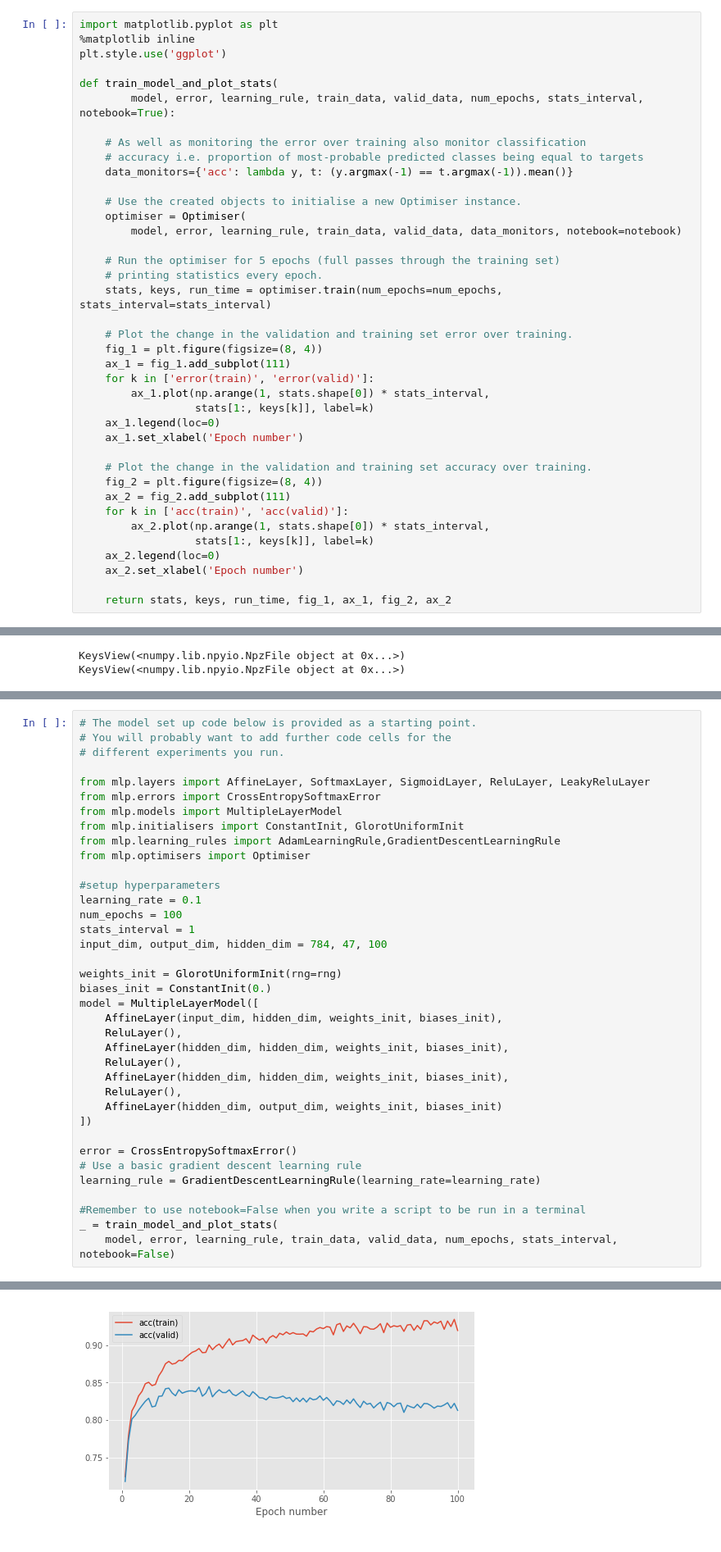
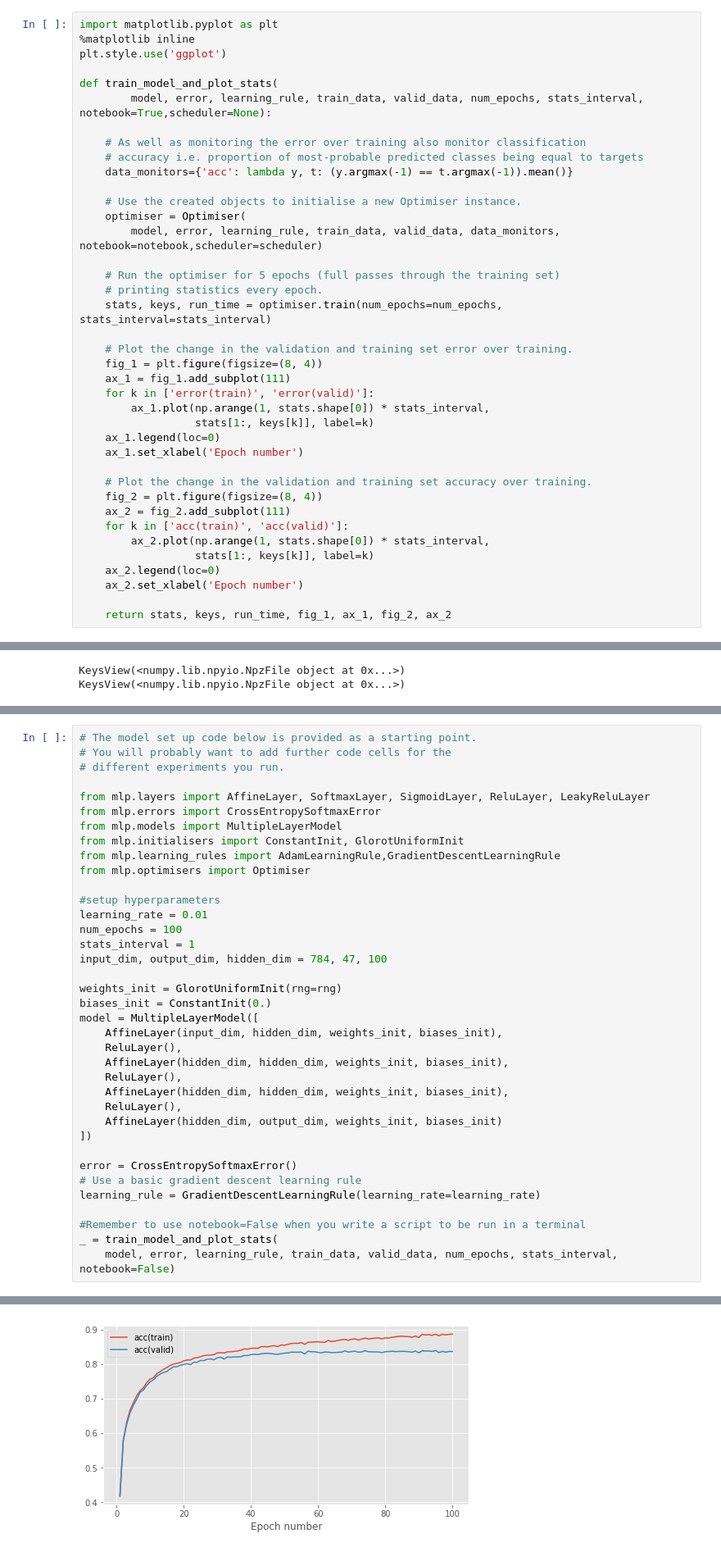
Before and after one commit to LewisLauYang/mlpractical, a Jupyter notebook: notebooks/Coursework_1.ipynb, the cells around one changed output, grey strips where cells are left out. Shown at 82% size. Cells and saved outputs as stored; diff of their text form.

```diff
--- a/notebooks/Coursework_1.ipynb
+++ b/notebooks/Coursework_1.ipynb
@@ -8,7 +8,7 @@ import matplotlib.pyplot as plt
 plt.style.use('ggplot')
 
 def train_model_and_plot_stats(
-        model, error, learning_rule, train_data, valid_data, num_epochs, stats_interval, notebook=True):
+        model, error, learning_rule, train_data, valid_data, num_epochs, stats_interval, notebook=True,scheduler=None):
 
     # As well as monitoring the error over training also monitor classification
     # accuracy i.e. proportion of most-probable predicted classes being equal to targets
@@ -16,7 +16,7 @@ def train_model_and_plot_stats(
 
     # Use the created objects to initialise a new Optimiser instance.
     optimiser = Optimiser(
-        model, error, learning_rule, train_data, valid_data, data_monitors, notebook=notebook)
+        model, error, learning_rule, train_data, valid_data, data_monitors, notebook=notebook,scheduler=scheduler)
 
     # Run the optimiser for 5 epochs (full passes through the training set)
     # printing statistics every epoch.
@@ -137,7 +136,7 @@ from mlp.learning_rules import AdamLearningRule,GradientDescentLearningRule
 from mlp.optimisers import Optimiser
 
 #setup hyperparameters
-learning_rate = 0.1
+learning_rate = 0.01
 num_epochs = 100
 stats_interval = 1
 input_dim, output_dim, hidden_dim = 784, 47, 100
@@ -183,4 +182,4 @@ Epoch 7: 2.0s to complete
-[figure, old version]
+[figure, new version]
 # %%
 # The model set up code below is provided as a starting point.
 # You will probably want to add further code cells for the
```
Also changed, not shown: parts of 9 cells of this notebook, 2 other files.
